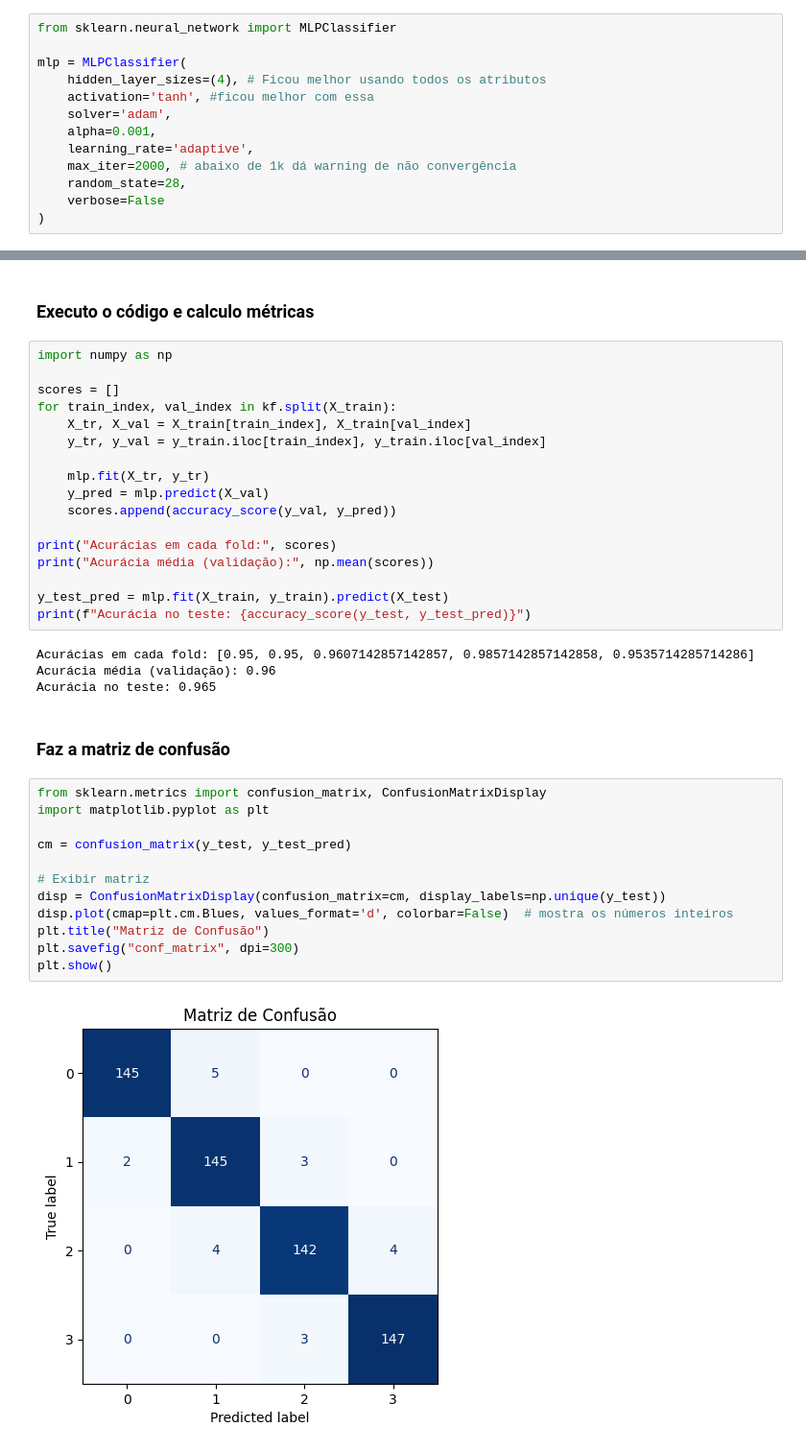
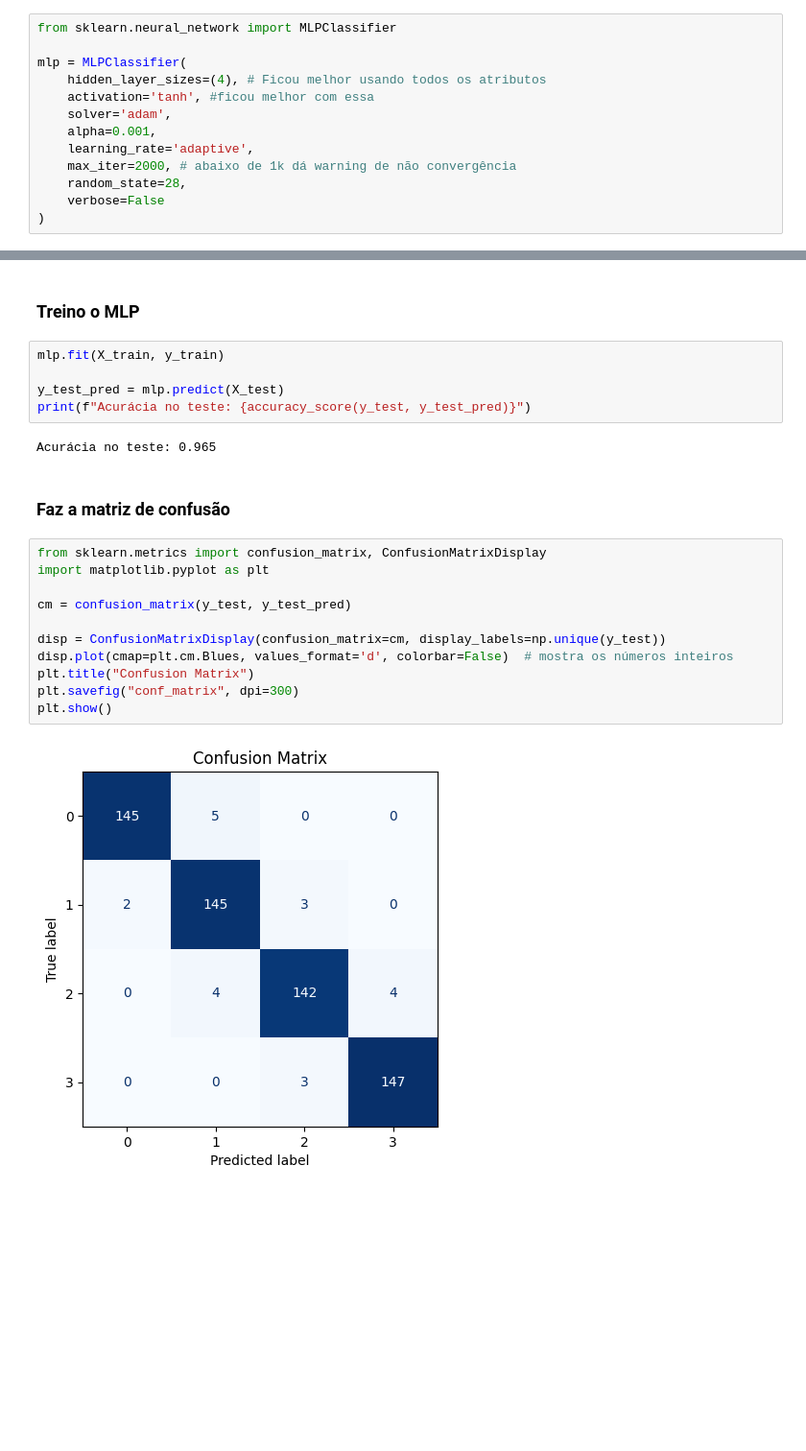
Before and after one commit to NathanTrugilho/Mobile-price-classification, a Jupyter notebook: main.ipynb, the cells around one changed output, grey strips where cells are left out. Shown at 96% size. Drawn from its saved outputs; the diff is of its cells as text; blank space fills up the shorter version.

```diff
--- a/main.ipynb
+++ b/main.ipynb
@@ -47,40 +68,25 @@ mlp = MLPClassifier(
 # %% [markdown]
-<h3> Executo o código e calculo métricas
+<h3> Treino o MLP
 # %%
-import numpy as np
+mlp.fit(X_train, y_train)
 
-scores = []
-for train_index, val_index in kf.split(X_train):
-    X_tr, X_val = X_train[train_index], X_train[val_index]
-    y_tr, y_val = y_train.iloc[train_index], y_train.iloc[val_index]
-
-    mlp.fit(X_tr, y_tr)
-    y_pred = mlp.predict(X_val)
-    scores.append(accuracy_score(y_val, y_pred))
-
-print("Acurácias em cada fold:", scores)
-print("Acurácia média (validação):", np.mean(scores))
-
-y_test_pred = mlp.fit(X_train, y_train).predict(X_test)
+y_test_pred = mlp.predict(X_test)
 print(f"Acurácia no teste: {accuracy_score(y_test, y_test_pred)}")
 # %% [output]
-Acurácias em cada fold: [0.95, 0.95, 0.9607142857142857, 0.9857142857142858, 0.9535714285714286]
-Acurácia média (validação): 0.96
 Acurácia no teste: 0.965
 # %% [markdown]
 <h3> Faz a matriz de confusão
 # %%
 from sklearn.metrics import confusion_matrix, ConfusionMatrixDisplay
 import matplotlib.pyplot as plt
 
 cm = confusion_matrix(y_test, y_test_pred)
 
-# Exibir matriz
 disp = ConfusionMatrixDisplay(confusion_matrix=cm, display_labels=np.unique(y_test))
 disp.plot(cmap=plt.cm.Blues, values_format='d', colorbar=False)  # mostra os números inteiros
-plt.title("Matriz de Confusão")
+plt.title("Confusion Matrix")
 plt.savefig("conf_matrix", dpi=300)
 plt.show()
 # %% [output]
-[figure, old version]
+[figure, new version]
 # %% [markdown]
```
Also changed, not shown: parts of 9 cells of this notebook, 11 other files.
